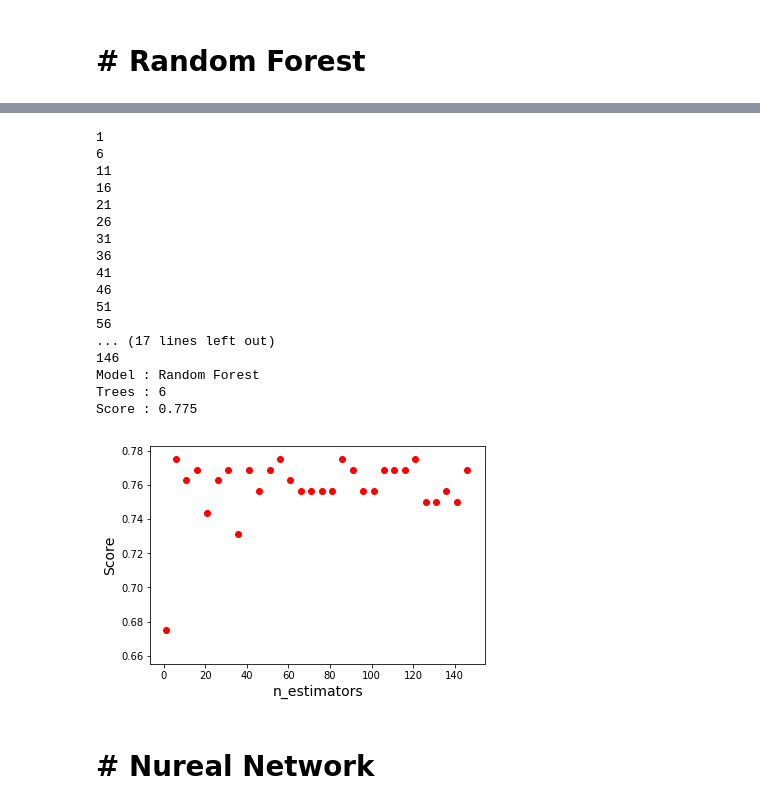
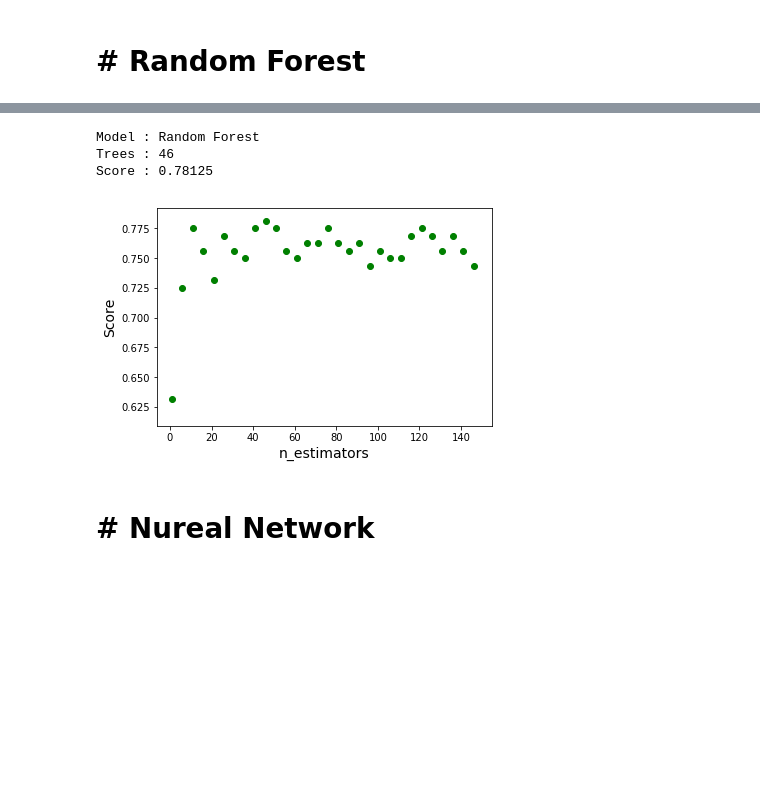
Before and after one commit to DevChorong/Supervised-Learning, a Jupyter notebook: Practice/제1과제.ipynb, the cells around one changed output, grey strips where cells are left out. Cells and saved outputs as stored; diff of their text form; code cells hidden in the pictures; blank space fills up the shorter version.

```diff
--- a/Practice/1826078이철현 - 제 1 과제 -.ipynb
+++ b/Practice/제1과제.ipynb
@@ -400,7 +403,7 @@ import matplotlib.pyplot as plt
 !pip install -U imblearn
 from sklearn.decomposition import PCA
 from imblearn.over_sampling import *
-
+from imblearn.combine import *
 #__Data_PrePorcessing__#
 # Class 가 9인 것들은 예외처리 하였다.
 # Training Data = Feature들의 모임
@@ -416,7 +419,6 @@ y = data.Class
 
 # 데이터 불균형을 잡아줄 Random Over Sampler #
 X, y = RandomOverSampler(random_state=0).fit_sample(X, y)
-
 #__Build_TrainingData_&_Lavels__#
 # Leave One Out 기법을 사용하여 검증 데이터를 만든다. #
 
@@ -429,7 +431,7 @@ score_sum = 0
 highest_score = 0
 highest_alpha = 0
 
-for alpha in [0.0001, 0.01, 0.1, 1, 5, 10, 25, 50]:
+for alpha in [0.0001, 0.01, 0.1, 1, 5, 10, 25, 50, 100, 150, 200]:
     for train_index, test_index in loo.split(X):
         X_train, X_test = X[train_index], X[test_index]
         y_train, y_test = y[train_index], y[test_index]
@@ -488,6 +490,7 @@ from sklearn.metrics import accuracy_score
 !pip install -U imblearn
 from sklearn.decomposition import PCA
 from imblearn.over_sampling import *
+from imblearn.combine import *
 
 #__Data_PrePorcessing__#
 # Class 가 9인 것들은 예외처리 하였다.
@@ -540,8 +543,7 @@ for alpha in range(1,150,5):
         highest_score = mean
         highest_alpha = alpha
     score_sum = 0
-    plt.scatter(alpha, mean, marker = 'o', c = 'red')
-    print(alpha)
+    plt.scatter(alpha, mean, marker = 'o', c = 'green')
 
 #__Print__Score__#
 print("Model : Random Forest")
@@ -560,21 +562,7 @@ Requirement already satisfied, skipping upgrade: scipy>=0.17 in c:\users\chorong
-1
-6
-11
-16
-21
-26
-31
-36
-41
-46
-51
-56
-... (17 lines left out)
-146
 Model : Random Forest
-Trees : 6
-Score : 0.775
+Trees : 46
+Score : 0.78125
-[figure, old version]
+[figure, new version]
 # %% [markdown]
 # # Nureal Network
 # %%
```
Also changed, not shown: parts of 9 cells of this notebook, 1 other file.
